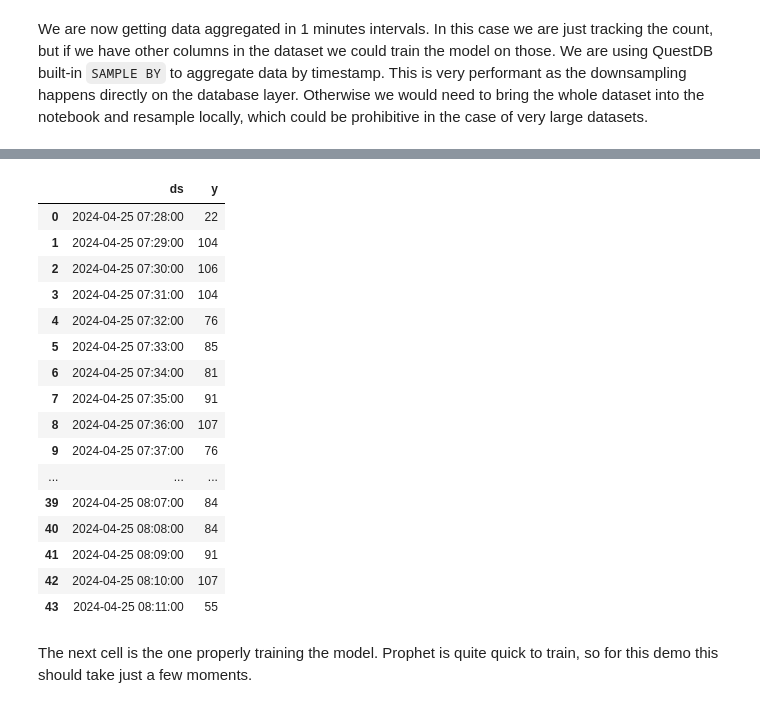
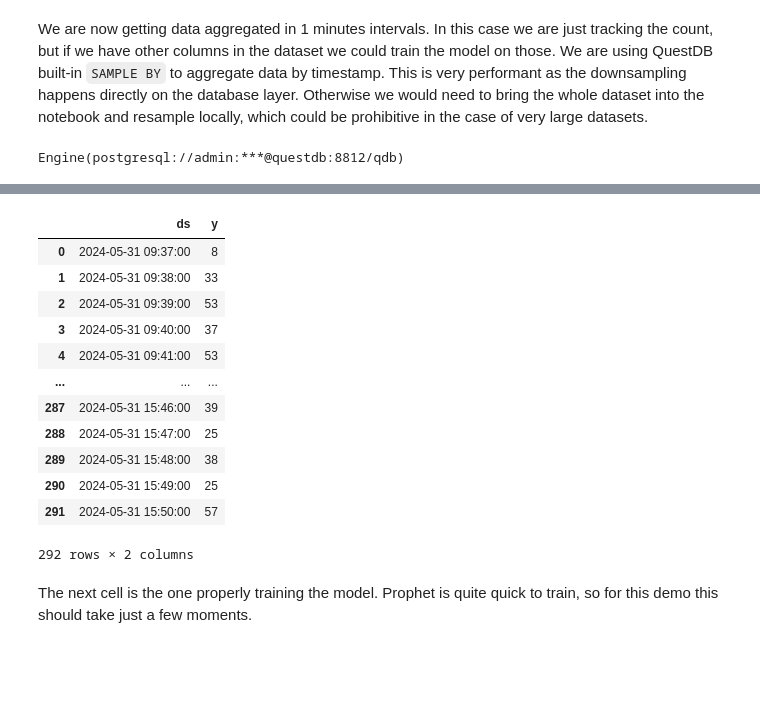
Before and after one commit to pete21/marketbroker, a Jupyter notebook: notebooks/Time-Series-Forecasting-ML.ipynb, the cells around one changed output, grey strips where cells are left out. Drawn from its saved outputs; the diff is of its cells as text; code cells hidden in the pictures; blank space fills up the shorter version.

```diff
--- a/notebooks/Time-Series-Forecasting-ML.ipynb
+++ b/notebooks/Time-Series-Forecasting-ML.ipynb
@@ -67,9 +67,13 @@ engine = create_engine(f'postgresql://{db_config["user"]}:{db_config["password"]
 Importing plotly failed. Interactive plots will not work.
 # %% [markdown]
 We are now getting data aggregated in 1 minutes intervals. In this case we are just tracking the count, but if we have other columns in the dataset we could train the model on those. We are using QuestDB built-in `SAMPLE BY` to aggregate data by timestamp. This is very performant as the downsampling happens directly on the database layer. Otherwise we would need to bring the whole dataset into the notebook and resample locally, which could be prohibitive in the case of very large datasets.
+# %%
+print(engine)
+# %% [output]
+Engine(postgresql://admin:***@questdb:8812/qdb)
 # %%
 # Query to fetch data from your table
-query = 'SELECT timestamp, count() FROM MARKETBROKER.LOCAL.TICKSTREAM_TOPIC sample by 1m align to calendar'
+query = 'SELECT timestamp, count() FROM TICKSTREAM_6374 sample by 1m align to calendar'
 
 # Read data into a Pandas DataFrame
 df = pd.read_sql(query, engine)
@@ -88,20 +92,16 @@ df
 |  | ds | y |
-| 0 | 2024-04-25 07:28:00 | 22 |
-| 1 | 2024-04-25 07:29:00 | 104 |
-| 2 | 2024-04-25 07:30:00 | 106 |
-| 3 | 2024-04-25 07:31:00 | 104 |
-| 4 | 2024-04-25 07:32:00 | 76 |
-| 5 | 2024-04-25 07:33:00 | 85 |
-| 6 | 2024-04-25 07:34:00 | 81 |
-| 7 | 2024-04-25 07:35:00 | 91 |
-| 8 | 2024-04-25 07:36:00 | 107 |
-| 9 | 2024-04-25 07:37:00 | 76 |
+| 0 | 2024-05-31 09:37:00 | 8 |
+| 1 | 2024-05-31 09:38:00 | 33 |
+| 2 | 2024-05-31 09:39:00 | 53 |
+| 3 | 2024-05-31 09:40:00 | 37 |
+| 4 | 2024-05-31 09:41:00 | 53 |
 | ... | ... | ... |
-| 39 | 2024-04-25 08:07:00 | 84 |
-| 40 | 2024-04-25 08:08:00 | 84 |
-| 41 | 2024-04-25 08:09:00 | 91 |
-| 42 | 2024-04-25 08:10:00 | 107 |
-| 43 | 2024-04-25 08:11:00 | 55 |
+| 287 | 2024-05-31 15:46:00 | 39 |
+| 288 | 2024-05-31 15:47:00 | 25 |
+| 289 | 2024-05-31 15:48:00 | 38 |
+| 290 | 2024-05-31 15:49:00 | 25 |
+| 291 | 2024-05-31 15:50:00 | 57 |
+292 rows × 2 columns
 # %% [markdown]
 The next cell is the one properly training the model. Prophet is quite quick to train, so for this demo this should take just a few moments.
 # %%
```
Also changed, not shown: parts of 8 cells of this notebook, 31 other files.
